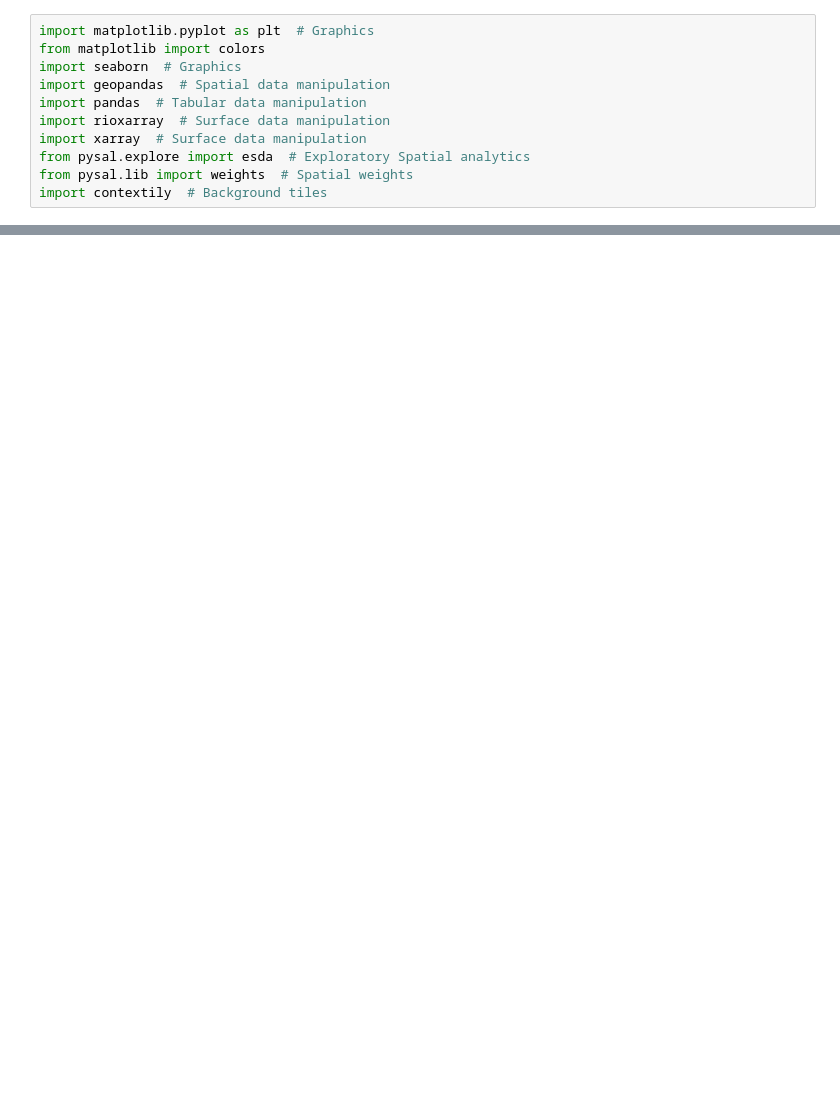
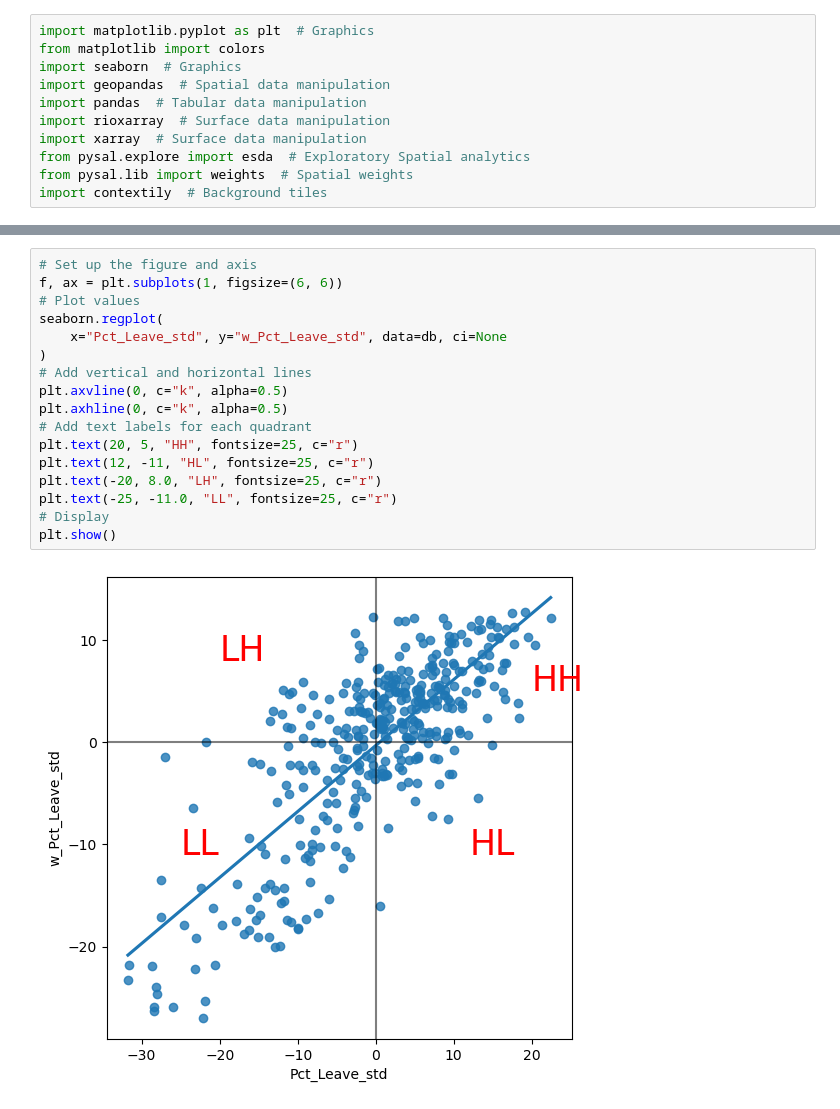
Before and after one commit to Schwarzbleistift/Books, a Jupyter notebook: 2021.05.25 Geographic data science python/2024.09 Chapter 7 - Local Spatial Autocorrelation.ipynb, the cells around one changed output, grey strips where cells are left out. Cells and saved outputs as stored; diff of their text form; blank space fills up the shorter version.

```diff
--- a/2021.05.25 Geographic data science python/2024.09 Chapter 7 - Local Spatial Autocorrelation.ipynb
+++ b/2021.05.25 Geographic data science python/2024.09 Chapter 7 - Local Spatial Autocorrelation.ipynb
@@ -13,0 +49,19 @@ https://geographicdata.science/book/notebooks/07_local_autocorrelation.html#geti
+# %%
+# Set up the figure and axis
+f, ax = plt.subplots(1, figsize=(6, 6))
+# Plot values
+seaborn.regplot(
+    x="Pct_Leave_std", y="w_Pct_Leave_std", data=db, ci=None
+)
+# Add vertical and horizontal lines
+plt.axvline(0, c="k", alpha=0.5)
+plt.axhline(0, c="k", alpha=0.5)
+# Add text labels for each quadrant
+plt.text(20, 5, "HH", fontsize=25, c="r")
+plt.text(12, -11, "HL", fontsize=25, c="r")
+plt.text(-20, 8.0, "LH", fontsize=25, c="r")
+plt.text(-25, -11.0, "LL", fontsize=25, c="r")
+# Display
+plt.show()
+# %% [output]
+[figure, added]
```
Also changed, not shown: parts of 16 cells of this notebook.
